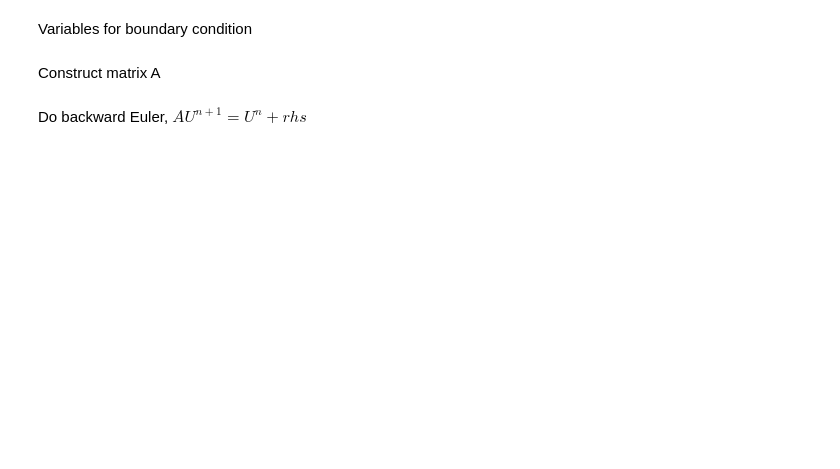
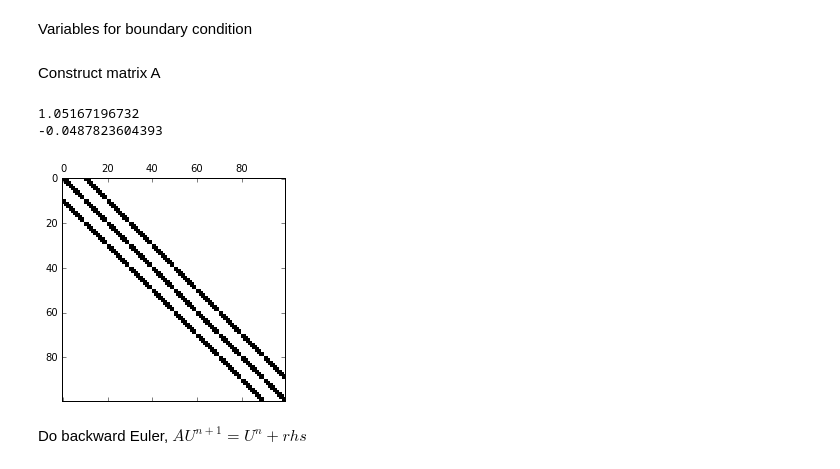
Before and after one commit to MelodyShih/FDOptionPricing, a Jupyter notebook: Backward Euler.ipynb, the cells around one changed output. Drawn from its saved outputs; the diff is of its cells as text; code cells hidden in the pictures; blank space fills up the shorter version.

```diff
--- a/Backward Euler.ipynb
+++ b/Backward Euler.ipynb
@@ -178,18 +182,23 @@ for irow in range(M*N):
             A[irow, irow + M]     = -e(i,j)
             A[irow, irow + M + 1] = -a(i,j)
 # %%
-#fig = plt.figure()
-#plt.spy(A)
-
+fig = plt.figure()
+plt.spy(A[0:200, 0:200])
+print numpy.max(A)
+print numpy.min(A)
 # E, X = numpy.meshgrid(numpy.linspace(0,1,N*M), numpy.linspace(0,1,N*M))
 # # Plot solution
 # fig = plt.figure()
 # axes = fig.add_subplot(1, 1, 1)
 # sol_plot = axes.pcolor(E, X, A, cmap=plt.get_cmap('RdBu_r'))
 # axes.set_title("Element of A")
 # axes.set_xlabel("eta")
 # axes.set_ylabel("xi")
 # cbar = fig.colorbar(sol_plot, ax=axes)
+# %% [output]
+1.05167196732
+-0.0487823604393
+[figure, added]
 # %% [markdown]
 Do backward Euler, $AU^{n+1} = U^{n} + rhs$
 # %%
```
Also changed, not shown: parts of 5 cells of this notebook.
